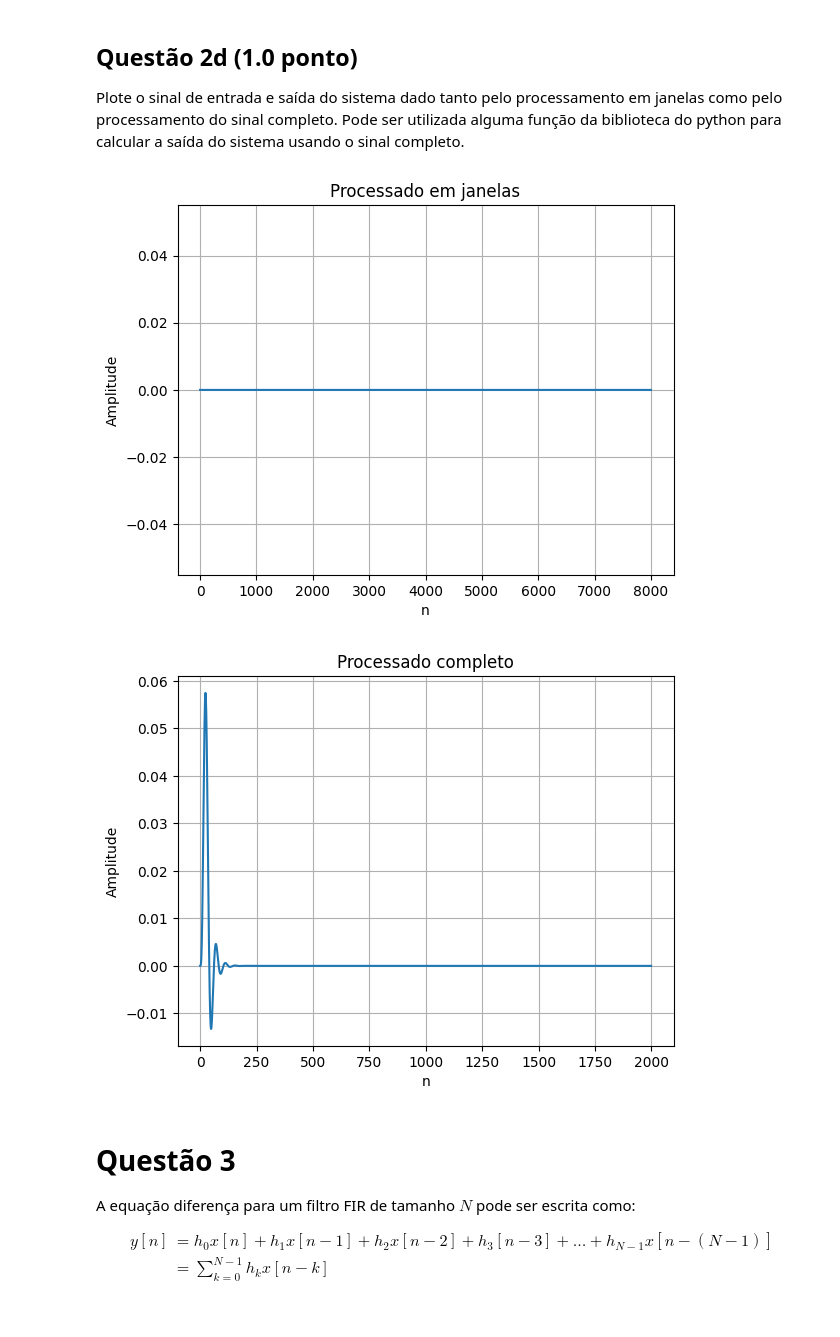
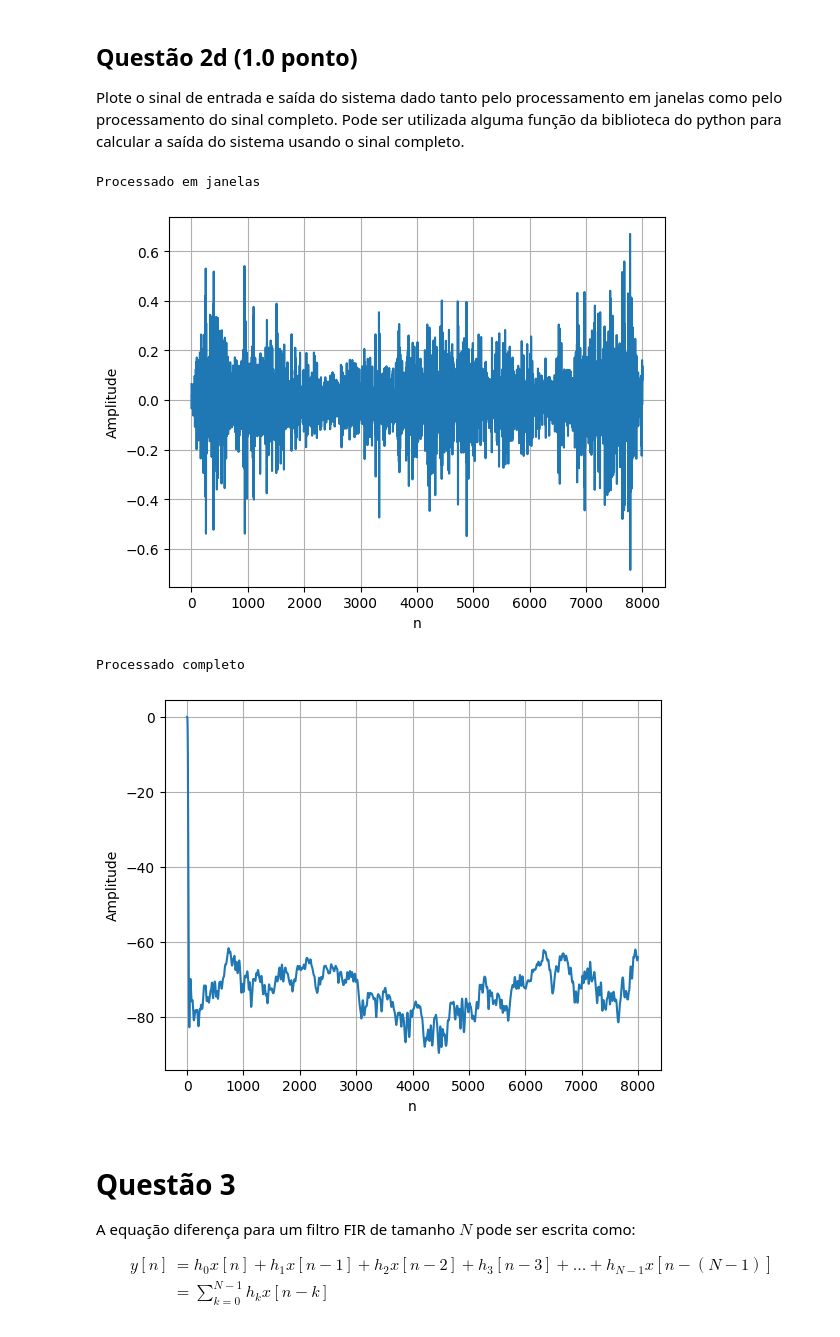
Before and after one commit to CristianoCTS/SSTD, a Jupyter notebook: Projeto-4/211028050-projeto4.ipynb, the cells around one changed output. Drawn from its saved outputs; the diff is of its cells as text; code cells hidden in the pictures.

```diff
--- a/Projeto-4/211028050-projeto4.ipynb
+++ b/Projeto-4/211028050-projeto4.ipynb
@@ -154,13 +155,9 @@ for k in range(8):
     W = np.exp((-2j * np.pi * k )/ 16)
     resposta = Xe(k) + (W*Xo(k))
     X.append(resposta)
-for i in range(8):
-    W = np.exp((-2j * np.pi * i )/ 16)
-    resposta = Xe(i) - (W*Xo(i))
-    X.append(resposta)
 
 print("Grafico de X[k]")
-plt.plot(holder2)
+plt.plot(holder2[:8])
 plt.xlabel("Hz")
 plt.ylabel("amplitude")
 plt.grid()
@@ -180,6 +177,6 @@ def MAE(sinal1, sinal2):
         resposta += np.abs(sinal1[i] - sinal2[i])/N
     return resposta
 
-print(f"MAE: {MAE(holder2, X)}")
+print(f"MAE: {MAE(holder2[:8], X)}")
 # %% [output]
 Grafico de X[k]
@@ -198,27 +195,25 @@ Projete um filtro digital com a especificação desejada. Podem ser utilizadas a
 # %%
 Fcorte = 5
 Famostragem = 200
-ordem = 5
 nyquist = 0.5 * Famostragem
 corte = Fcorte / nyquist
 
-numerador, denominador = butter(ordem, corte, btype='low')
+numerador, denominador = butter(5, corte, btype='low')
 w, h = freqz(numerador, denominador, worN=2000)
-frequencias = nyquist * w / np.pi
 imp = []
 for n in range(2000):
     imp.append(δ(n))
 resposta_impulso = signal.lfilter(numerador, denominador, imp)
 
-plt.title("Resposta em Frequência do Filtro Passa-Baixas")
-plt.plot(frequencias, 20*np.log10(abs(h)))
-plt.xticks([0, 5, 20, 40, 60, 80, 100], (str(i) for i in [0, 5, 20, 40, 60, 80, 100]))
+print("Resposta em Frequência")
+plt.plot(20*np.log10(abs(h)))
+plt.xticks([0, 100, 400, 800, 1200, 1600, 2000], (str(i) for i in [0, 5, 20, 40, 60, 80, 100]))
 plt.xlabel("Hz")
 plt.ylabel("Amplitude")
 plt.grid()
 plt.show()
 
-plt.title("Resposta ao Impulso do Filtro Passa-Baixas")
+print("Resposta ao Impulso")
 plt.plot(resposta_impulso)
 plt.xlabel("n")
 plt.ylabel("Amplitude")
@@ -232,9 +229,8 @@ plt.show()
 
 Escreva uma função para processar uma janela de $N$ amostras do sinal desejado. $N$ deve ser escolhido em torno de 1 segundo de sinal, aproximadamente. A filtragem deve ser feita no domínio da DFT (pode ser utilizada alguma função para cálculo da fft em Python, como a função fft da biblioteca numpy).
 # %%
-def janela(sinal, filtro, Famostragem, posiçao_janela):
-
-    i = posiçao_janela*Famostragem
+def janela(sinal, filtro, Famostragem, posicao_janela):
+    i = posicao_janela*Famostragem
     transformada = fft(sinal[i:i + Famostragem])
     sinal_filtrado = np.fft.ifft(transformada * filtro[:len(transformada)])
     return sinal_filtrado
@@ -245,12 +241,10 @@ Escreva uma função para combinar a saída do processamento de cada janela na s
 # %%
 def overlap_add(sinal, filtro, Famostragem, overlap):
     saida = np.zeros(len(sinal))
-
     for i in np.arange(0, len(sinal), (Famostragem*(1-overlap))):
         i = int(i)
         janela_filtrada = janela(sinal[i:i+Famostragem], filtro, Famostragem, 0)
-        sinal[i:i+Famostragem] += np.real(janela_filtrada)
-
+        saida[i:i+Famostragem] += np.real(janela_filtrada)
     return saida
 # %% [markdown]
 ## Questão 2d (1.0  ponto)
@@ -259,22 +253,26 @@ Plote o sinal de entrada e saída do sistema dado tanto pelo processamento em ja
 # %%
 sinal = np.loadtxt("potencia.txt")
 
-plt.title("Processado em janelas")
-plt.plot(overlap_add(sinal, h, Famostragem, 0.5))
+saida_janelas = overlap_add(sinal, resposta_impulso, Famostragem, 0.65)
+
+print("Processado em janelas")
+plt.plot(saida_janelas)
 plt.xlabel("n")
 plt.ylabel("Amplitude")
 plt.grid()
 plt.show()
 
-plt.title("Processado completo")
-plt.plot(resposta_impulso)
+print("Processado completo")
+plt.plot(signal.lfilter(numerador, denominador, sinal))
 plt.xlabel("n")
 plt.ylabel("Amplitude")
 plt.grid()
 plt.show()
 # %% [output]
+Processado em janelas
-[figure, old version]
+[figure, new version]
+Processado completo
-[figure, old version]
+[figure, new version]
 # %% [markdown]
 # Questão 3
 
```
Also changed, not shown: parts of 11 cells of this notebook.
